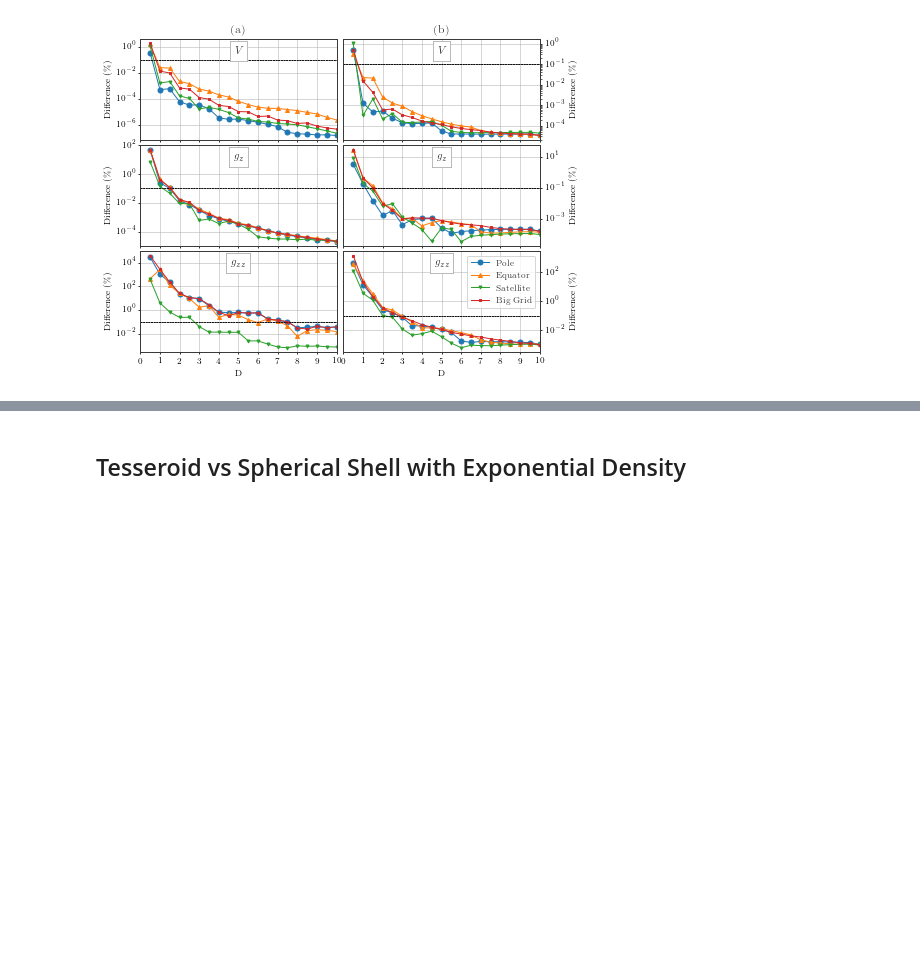
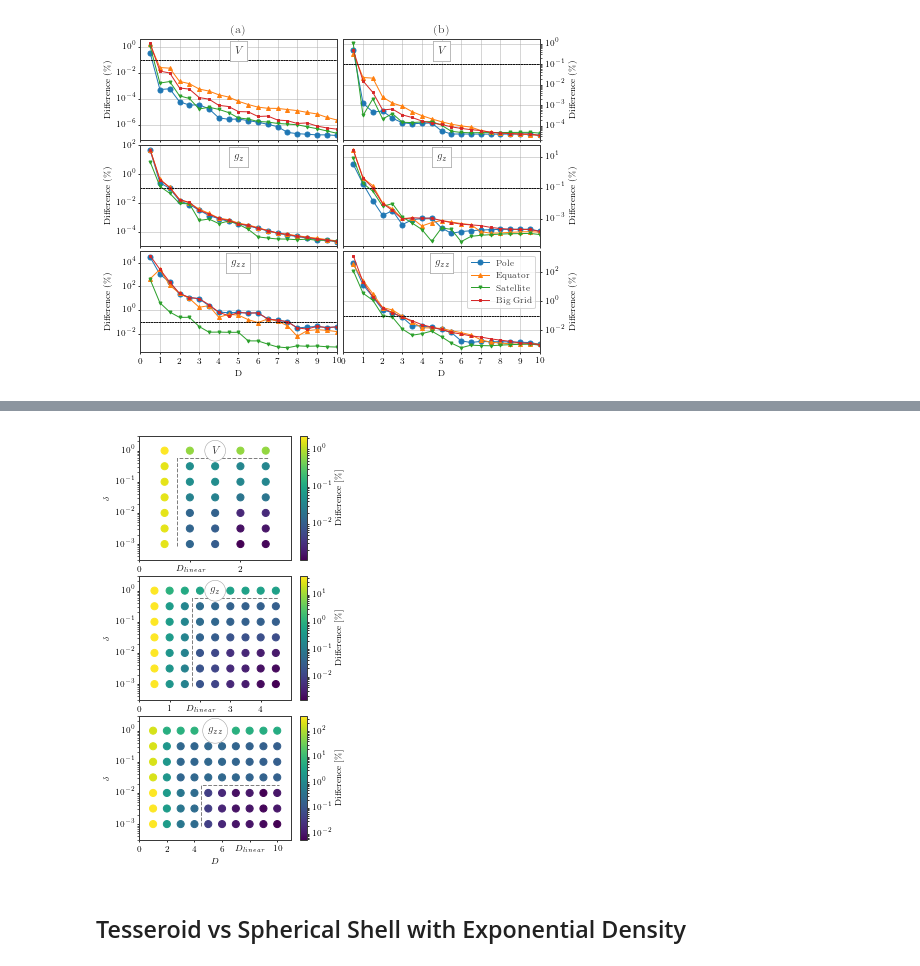
Before and after one commit to pinga-lab/tesseroid-variable-density, a Jupyter notebook: code/notebooks/08-plot-figures.ipynb, the cells around one changed output, grey strips where cells are left out. Cells and saved outputs as stored; diff of their text form; code cells hidden in the pictures; blank space fills up the shorter version.

```diff
--- a/code/notebooks/08-plot-figures.ipynb
+++ b/code/notebooks/08-plot-figures.ipynb
@@ -329,3 +410,88 @@ plt.show()
+# %%
+top, bottom = 0, -35000
+fields = 'potential gz gzz'.split()
+Ds_linear = [1, 2, 8]
+titles = "$V$ $g_z$ $g_{zz}$".split()
+
+fig, axes = plt.subplots(3, 1)
+fig.set_size_inches((3.33, 6))
+
+for field, title, ax, D_linear in zip(fields, titles, axes, Ds_linear):
+    data = np.load('results/grid-search/' +
+                   field + '-thick-differences.npz')
+    D_grid, delta_grid = data['D_grid'], data['delta_grid']
+    errors = data['errors']
+
+    # Plot bigger points if error <= 0.1
+    plot_sizes = False
+    size = 50
+    if plot_sizes:
+        sizes = size*np.ones_like(errors)
+        sizes[errors<=0.1] = 3*size
+    else:
+        sizes = size
+    cm = ax.scatter(D_grid.ravel(), delta_grid.ravel(),
+                    s=sizes, c=errors.ravel(),
+                    norm=matplotlib.colors.LogNorm())
+
+    # Bellow error points contour
+    D_step = abs((D_grid.max() - D_grid.min())/(D_grid.shape[1] - 1))
+    delta_factor = abs(delta_grid.max()/delta_grid.min())**(1/(delta_grid.shape[0] - 1))
+    min_D = np.min(D_grid[errors <= 0.1]) - D_step/2
+    max_D = D_grid.max() + D_step/8
+    min_delta = delta_grid.min()*(delta_factor**(-0.125))
+    max_delta = np.max(delta_grid[errors <= 0.1])*(delta_factor**0.5)
+    ax.plot([min_D, min_D, max_D],
+              [min_delta, max_delta, max_delta],
+              '--', color='C7')
+
+    # Colorbar
+    plt.colorbar(cm, label='Difference [\%]',
+                 ax=ax, pad=0.05)
+
+    # Plot config
+    if field == "potential":
+        ax.set_xticks(np.arange(0, 3, 1))
+    elif field == "gz":
+        ax.set_xticks(np.arange(0, 5, 1))
+    elif field == "gzz":
+        ax.set_xticks(np.arange(0, 11, 2))
+
+    ax.set_xlim(D_grid.min() - D_step,
+                D_grid.max() + D_step)
+
+    ax.text(0.5, 0.88, title, fontsize=11,
+            horizontalalignment='center',
+            verticalalignment='center',
+            bbox={'facecolor': 'w',
+                  'edgecolor': '#9b9b9b',
+                  'linewidth': 0.5, 'pad': 5,
+                  'boxstyle': 'circle, pad=0.5'},
+            transform=ax.transAxes)
+
+    ax.set_ylim(3e-4, 3e0)
+    ax.set_yscale('log')
+    ax.set_ylabel("$\delta$")
+
+    # Insert D_linear label in axis ticks
+    plt.draw()
+    labels = [item.get_text() for item in ax.get_xticklabels()]
+    for i in range(len(labels)):
+        label = labels[i]
+        label = label.replace("$", "")
+        try:
+            if float(label) == D_linear:
+                labels[i] = "$D_{linear}$"
+        except:
+            continue
+    ax.set_xticklabels(labels)
+
+axes[-1].set_xlabel("$D$")
+plt.tight_layout(pad=0, h_pad=0, w_pad=0)
+plt.savefig("../../manuscript/figures/grid-search.pdf")
+plt.show()
+# %% [output]
+[figure, added]
 # %% [markdown]
 ## Tesseroid vs Spherical Shell with Exponential Density
 # %%
```
Also changed, not shown: parts of 3 cells of this notebook, 2 other files.
